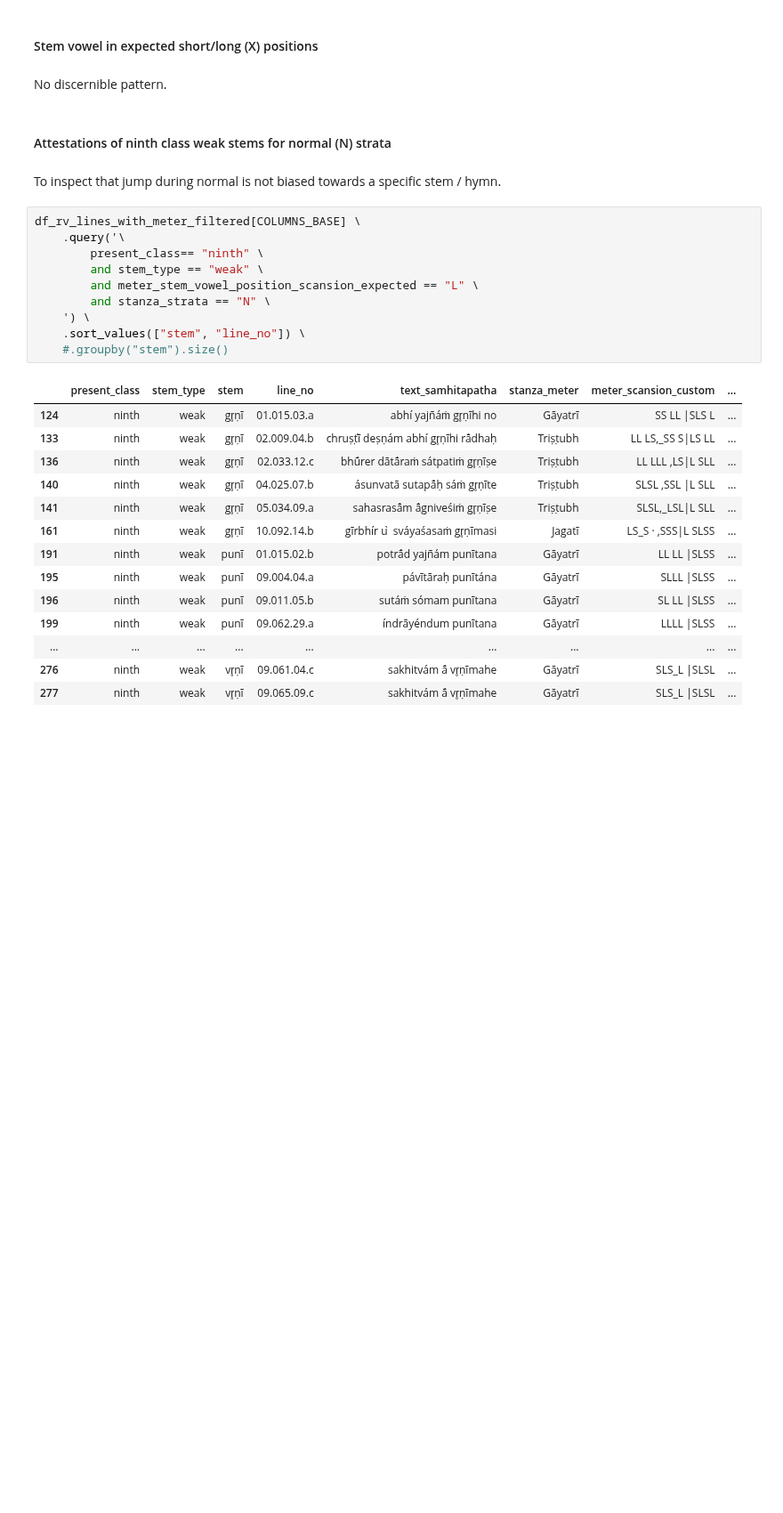
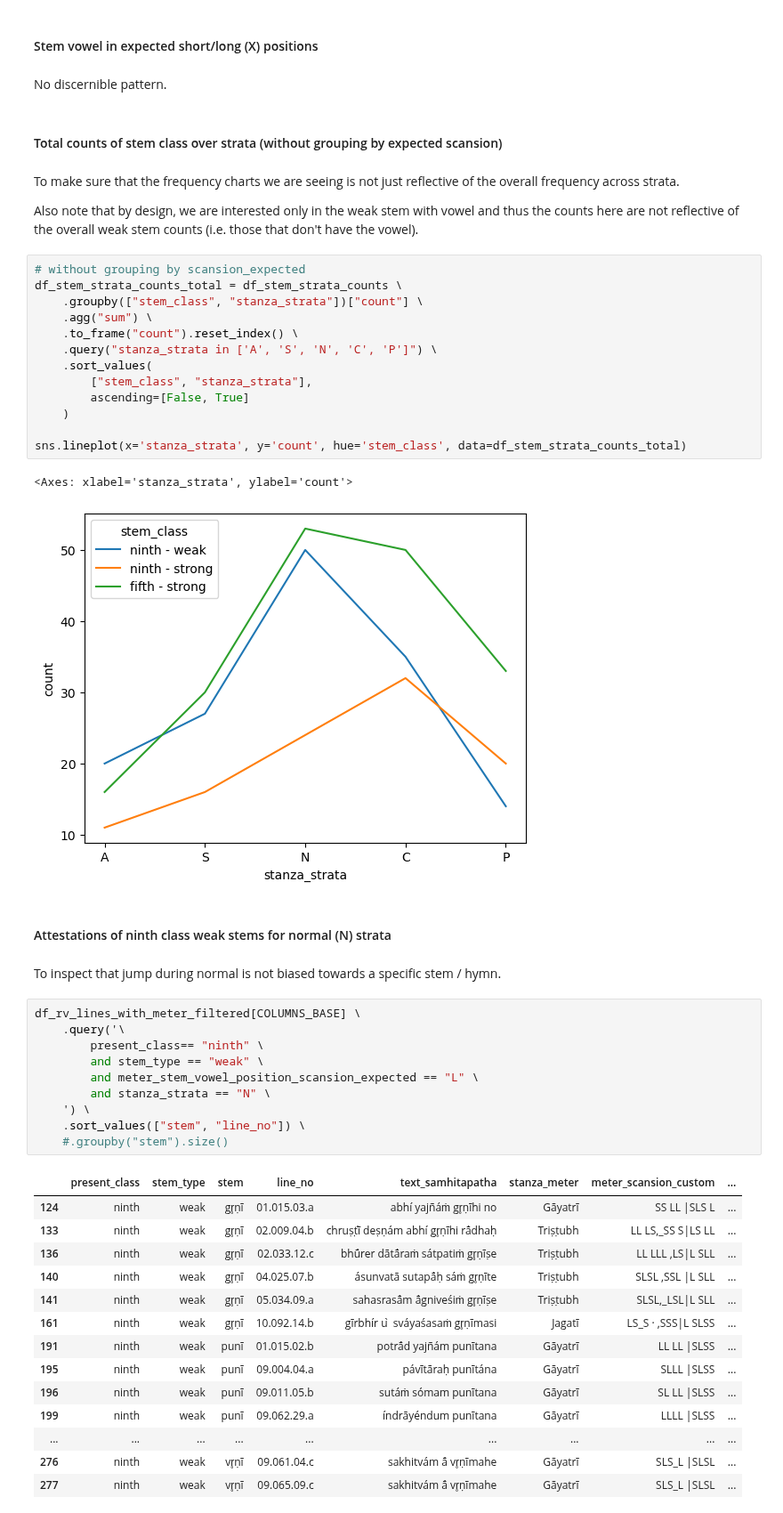
Before and after one commit to anupdhml/sanskrit_ninth_class_meter, a Jupyter notebook: 6_analysis.ipynb, the cells around one changed output. Shown at 89% size. Cells and saved outputs as stored; diff of their text form; blank space fills up the shorter version.

Commit message:
Add a line plot for total count of stem classes over strata (without grouping by expected scansion)
Signed-off-by: Anup Dhamala <anupdhml+git@gmail.com>

```diff
--- a/6_analysis.ipynb
+++ b/6_analysis.ipynb
@@ -401,6 +403,28 @@ Counts for all the stem classes are very low, and is just a reiteration of the n
 #### Stem vowel in expected short/long (X) positions
 # %% [markdown]
 No discernible pattern.
+# %% [markdown]
+#### Total counts of stem class over strata (without grouping by expected scansion)
+# %% [markdown]
+To make sure that the frequency charts we are seeing is not just reflective of the overall frequency across strata.
+
+Also note that by design, we are interested only in the weak stem with vowel and thus the counts here are not reflective of the overall weak stem counts (i.e. those that don't have the vowel).
+# %%
+# without grouping by scansion_expected
+df_stem_strata_counts_total = df_stem_strata_counts \
+    .groupby(["stem_class", "stanza_strata"])["count"] \
+    .agg("sum") \
+    .to_frame("count").reset_index() \
+    .query("stanza_strata in ['A', 'S', 'N', 'C', 'P']") \
+    .sort_values(
+        ["stem_class", "stanza_strata"],
+        ascending=[False, True]
+    )
+
+sns.lineplot(x='stanza_strata', y='count', hue='stem_class', data=df_stem_strata_counts_total)
+# %% [output]
+<Axes: xlabel='stanza_strata', ylabel='count'>
+[figure, added]
 # %% [markdown]
 #### Attestations of ninth class weak stems for normal (N) strata
 # %% [markdown]
```
Also changed, not shown: parts of 6 cells of this notebook.
